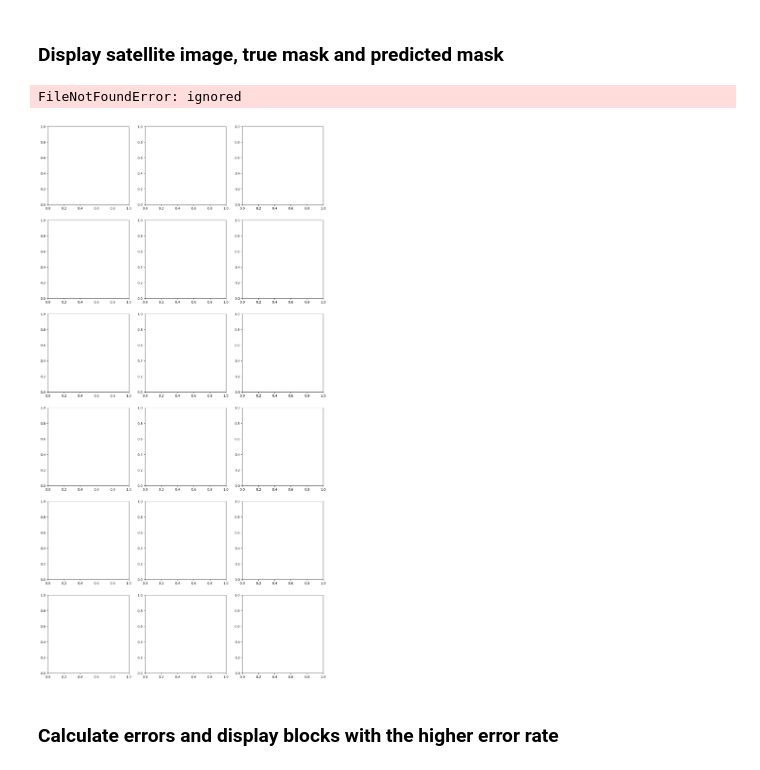
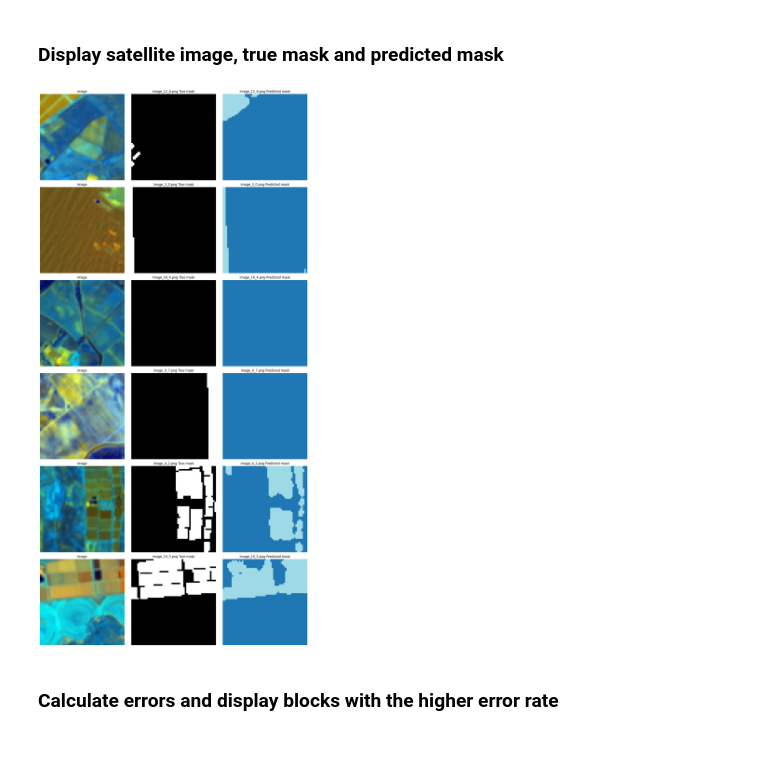
Before and after one commit to manuelcampagnolo/Contrato_ISA_DGT_261_2021, a Jupyter notebook: IS_MC_code_img_segmentation_workinprogress.ipynb, the cells around one changed output. Saved outputs shown, nothing was run; the diff lists cells and outputs as text; code cells hidden in the pictures.

```diff
--- a/IS_MC_code_img_segmentation_workinprogress.ipynb
+++ b/IS_MC_code_img_segmentation_workinprogress.ipynb
@@ -124,7 +119,8 @@ with rasterio.open(os.path.join(directory,'mask_reclass.tif')) as src:
 
             # Write the clipped data to a new raster file
             # with rasterio.open(f'sub_raster_{i}_{j}.tif', 'w', **clipped_meta) as dst:
-            output_file = os.path.join(directory,folder_name, f'image_{i}_{j}_mask1.png')
+            #output_file = os.path.join(directory,folder_name, f'image_{i}_{j}_mask1.png')
+            output_file = os.path.join(directory,mask_folder, f'image_{i}_{j}_mask1.png')
             with rasterio.open(output_file, 'w', **clipped_meta) as dst:
                  dst.write(clipped_data)
 
@@ -174,7 +170,8 @@ with rasterio.open(os.path.join(directory,'3bands_clipped_tif.tif')) as src:
 
             # Save the PIL Image as a PNG file
 
-            output_file = os.path.join(directory, folder_name, f'image_{i}_{j}.png')
+            ##output_file = os.path.join(directory, folder_name, f'image_{i}_{j}.png')
+            output_file = os.path.join(directory, image_folder, f'image_{i}_{j}.png')
             image.save(output_file)
 # %% [markdown]
 ## IMAGE SEGMENTATION
@@ -318,14 +313,15 @@ for idx, pred in enumerate(preds):
 
     # Create a filename for the predicted mask image
     filename = f'image_{row}_{column}_predicted.png'
-    filepath = os.path.join(row_folder, filename)
+    filepath = os.path.join(predict_folder, filename)
+    #print(filepath)
 
     # Convert the predicted mask to a PIL Image
     sample_pred = pred.argmax(dim=0).numpy()
     image = Image.fromarray((sample_pred * 255).astype(np.uint8))
 
     # Save the predicted mask image
-    image.save(mask_filepath)
+    image.save(filepath)
 # %% [output]
 [interactive output not drawn]
 # %%
@@ -346,25 +342,23 @@ merged_image = Image.new('RGB', (merged_width, merged_height))
 for i in range(rows):
     for j in range(columns):
         # Load the predicted mask image
-        mask_file = os.path.join(mask_folder, f'row_{i}', f'image_{i}_{j}_mask1.png')
-        mask_image = Image.open(mask_file)
+        file = os.path.join(predict_folder, f'image_{i}_{j}_predicted.png')
+        #print(file)
+        image = Image.open(file)
 
         # Define the position to paste the mask image in the merged image
         x_offset = j * width
         y_offset = i * height
 
         # Paste the mask image in the merged image
-        merged_image.paste(mask_image, (x_offset, y_offset))
+        merged_image.paste(image, (x_offset, y_offset))
 
 # Save the merged image
-merged_output_file = os.path.join(mask_folder, 'merged_predicted_masks_2.png')
+merged_output_file = os.path.join(predict_folder, 'merged_predicted_'+str(N_epochs)+'.png')
 merged_image.save(merged_output_file)
 # %% [markdown]
 ### Display satellite image, true mask and predicted mask
 # %%
-# Define paths to the "predicted" folders
-#predicted_folder = Path('/content/drive/MyDrive/AAA/predicted')
-predicted_folder = Path(os.path.join(directory,'predicted'))
 
 # Get the file names of the test set images
 #with open('/content/drive/MyDrive/AAA/test_set.txt', 'r') as f:
@@ -384,39 +378,38 @@ num_columns = 3
 fig, axes = plt.subplots(len(sample_files), num_columns, figsize=(15, 5 * len(sample_files)))
 
 for i, file_name in enumerate(sample_files):
-    #sample_image_path = image_folder / file_name
-    #sample_image = PILImage.create(sample_image_path)
+    sample_image_path = image_folder / file_name
+    sample_image = PILImage.create(sample_image_path)
     #sample_pred = preds[i].argmax(dim=0).numpy()
 
     # Load the ground truth mask for the sample from the "labels1" folder
     row, column = get_row_column_from_filename(file_name)
     mask_file = mask_folder / f'image_{row}_{column}_mask1.png'
     true_mask = np.array(Image.open(mask_file))
 
     # Load the predicted mask for the sample from the "predicted" folder
-    pred_mask_file = predicted_folder / f'image_{row}_{column}_predicted.png'
+    pred_mask_file = predict_folder / f'image_{row}_{column}_predicted.png'
     pred_mask = np.array(Image.open(pred_mask_file))
 
     # image of satellite aggregate
     axes[i, 0].imshow(sample_image)
     axes[i, 0].set_title('Image')
     axes[i, 0].axis('off')
 
     # image of true mask
     axes[i, 1].imshow(true_mask, cmap='gray')
     axes[i, 1].set_title(file_name + " True mask")
     axes[i, 1].axis('off')
 
     # image of predicted mask
     axes[i, 2].imshow(pred_mask, cmap='tab20')
     axes[i, 2].set_title(file_name + " Predicted mask")
     axes[i, 2].axis('off')
 
 plt.tight_layout()
 plt.show()
 # %% [output]
-FileNotFoundError: ignored
-[figure, old version]
+[figure, new version]
 # %% [markdown]
 ### Calculate errors and display blocks with the higher error rate
 # %%
```
Also changed, not shown: parts of 13 cells of this notebook.
